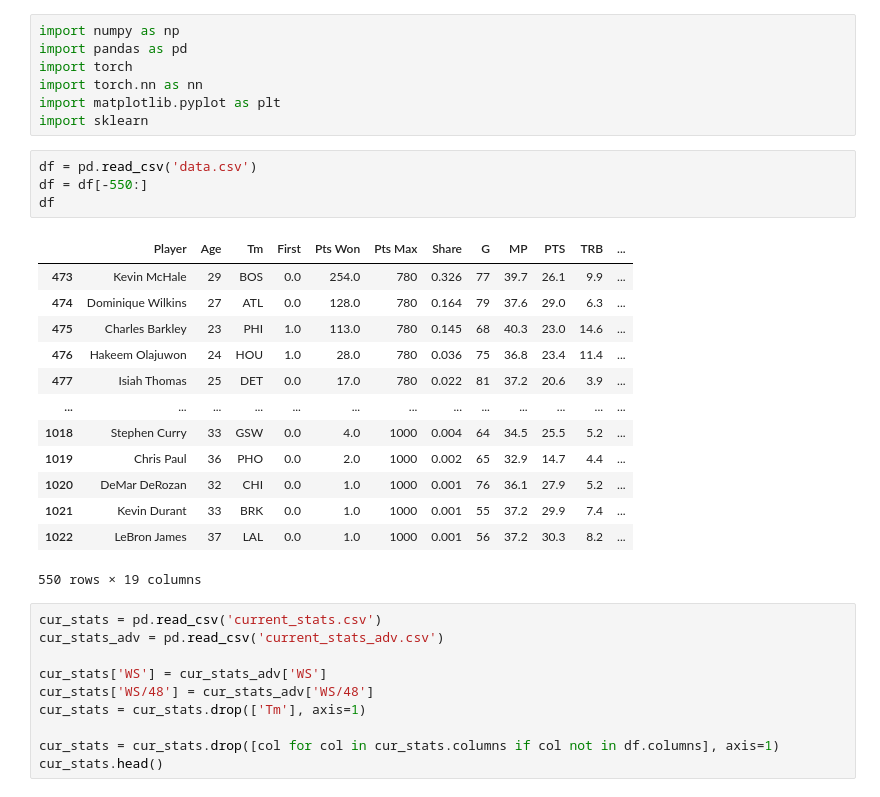
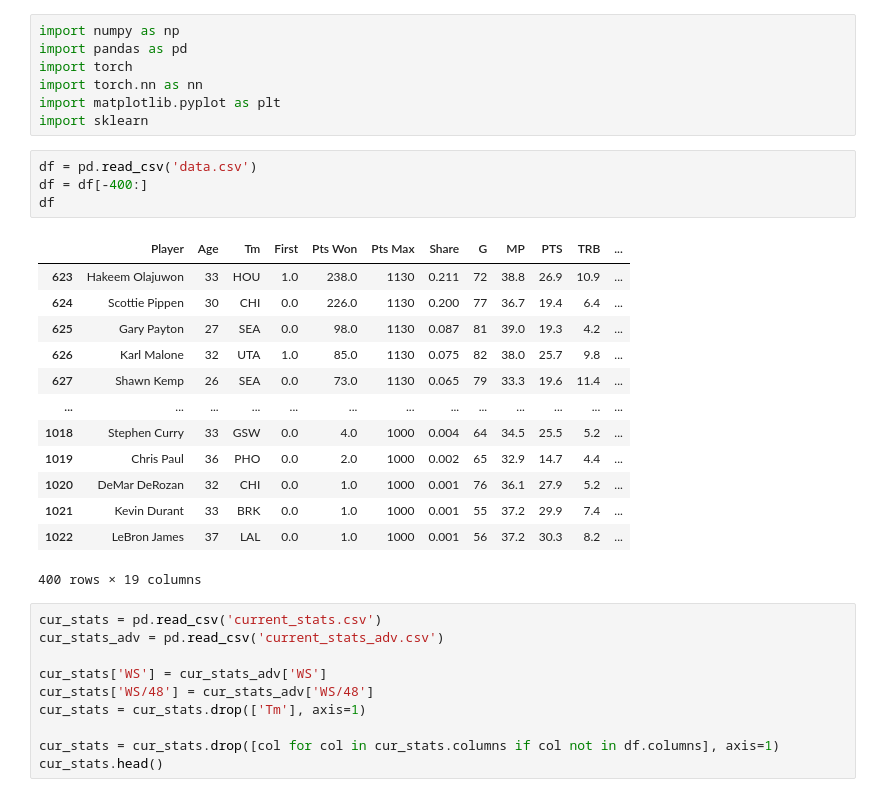
Before and after one commit to Jdka1/NBA-MVP-Forecaster, a Jupyter notebook: ml.ipynb, the cells around one changed output. Saved outputs shown, nothing was run; the diff lists cells and outputs as text.

```diff
--- a/ml.ipynb
+++ b/ml.ipynb
@@ -7,22 +7,22 @@ import matplotlib.pyplot as plt
 import sklearn
 # %%
 df = pd.read_csv('data.csv')
-df = df[-550:]
+df = df[-400:]
 df
 # %% [output]
 |  | Player | Age | Tm | First | Pts Won | Pts Max | Share | G | MP | PTS | TRB | ... |
-| 473 | Kevin McHale | 29 | BOS | 0.0 | 254.0 | 780 | 0.326 | 77 | 39.7 | 26.1 | 9.9 | ... |
-| 474 | Dominique Wilkins | 27 | ATL | 0.0 | 128.0 | 780 | 0.164 | 79 | 37.6 | 29.0 | 6.3 | ... |
-| 475 | Charles Barkley | 23 | PHI | 1.0 | 113.0 | 780 | 0.145 | 68 | 40.3 | 23.0 | 14.6 | ... |
-| 476 | Hakeem Olajuwon | 24 | HOU | 1.0 | 28.0 | 780 | 0.036 | 75 | 36.8 | 23.4 | 11.4 | ... |
-| 477 | Isiah Thomas | 25 | DET | 0.0 | 17.0 | 780 | 0.022 | 81 | 37.2 | 20.6 | 3.9 | ... |
+| 623 | Hakeem Olajuwon | 33 | HOU | 1.0 | 238.0 | 1130 | 0.211 | 72 | 38.8 | 26.9 | 10.9 | ... |
+| 624 | Scottie Pippen | 30 | CHI | 0.0 | 226.0 | 1130 | 0.200 | 77 | 36.7 | 19.4 | 6.4 | ... |
+| 625 | Gary Payton | 27 | SEA | 0.0 | 98.0 | 1130 | 0.087 | 81 | 39.0 | 19.3 | 4.2 | ... |
+| 626 | Karl Malone | 32 | UTA | 1.0 | 85.0 | 1130 | 0.075 | 82 | 38.0 | 25.7 | 9.8 | ... |
+| 627 | Shawn Kemp | 26 | SEA | 0.0 | 73.0 | 1130 | 0.065 | 79 | 33.3 | 19.6 | 11.4 | ... |
 | ... | ... | ... | ... | ... | ... | ... | ... | ... | ... | ... | ... | ... |
 | 1018 | Stephen Curry | 33 | GSW | 0.0 | 4.0 | 1000 | 0.004 | 64 | 34.5 | 25.5 | 5.2 | ... |
 | 1019 | Chris Paul | 36 | PHO | 0.0 | 2.0 | 1000 | 0.002 | 65 | 32.9 | 14.7 | 4.4 | ... |
 | 1020 | DeMar DeRozan | 32 | CHI | 0.0 | 1.0 | 1000 | 0.001 | 76 | 36.1 | 27.9 | 5.2 | ... |
 | 1021 | Kevin Durant | 33 | BRK | 0.0 | 1.0 | 1000 | 0.001 | 55 | 37.2 | 29.9 | 7.4 | ... |
 | 1022 | LeBron James | 37 | LAL | 0.0 | 1.0 | 1000 | 0.001 | 56 | 37.2 | 30.3 | 8.2 | ... |
-550 rows × 19 columns
+400 rows × 19 columns
 # %%
 cur_stats = pd.read_csv('current_stats.csv')
 cur_stats_adv = pd.read_csv('current_stats_adv.csv')
```
Also changed, not shown: parts of 11 cells of this notebook.
